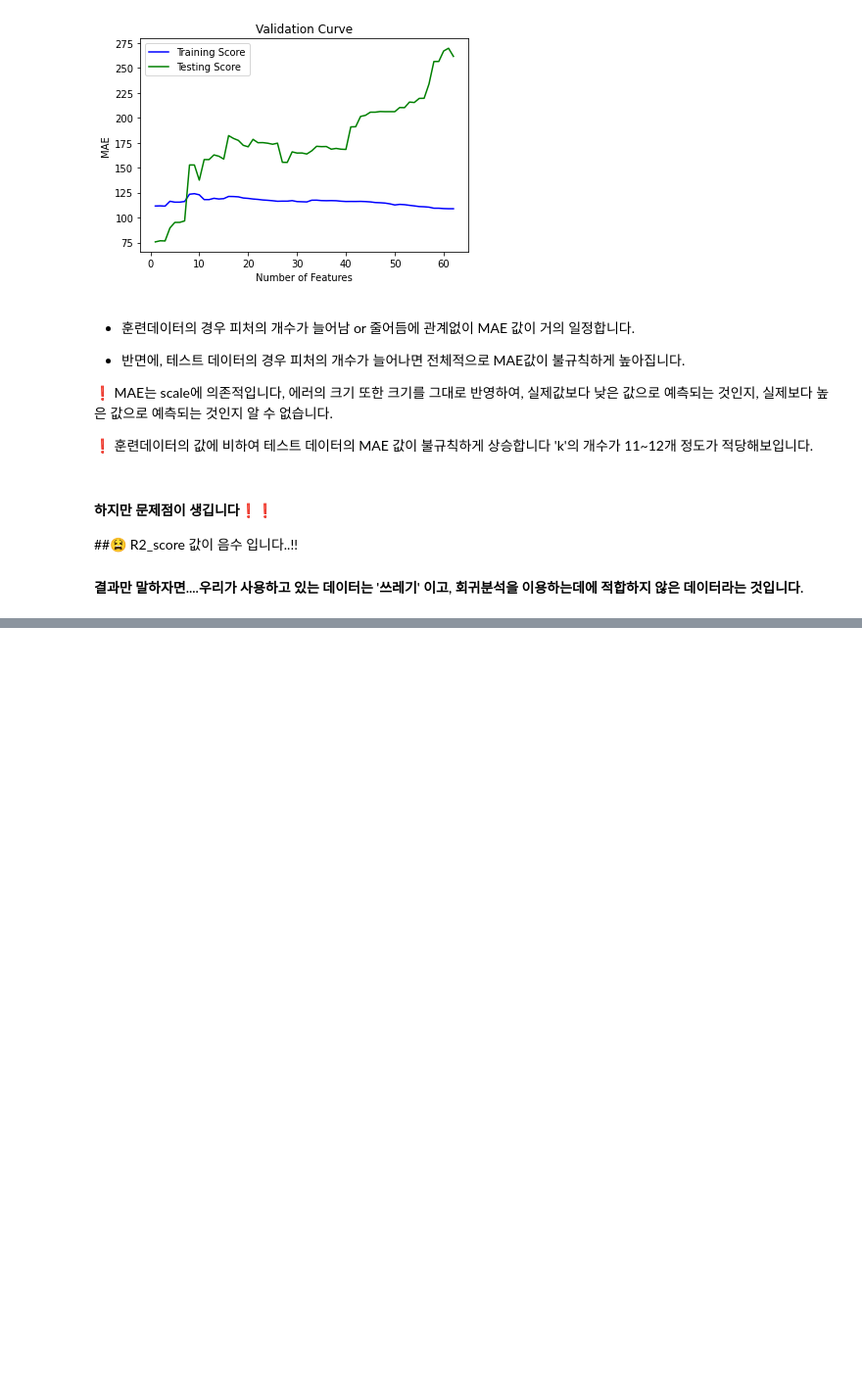
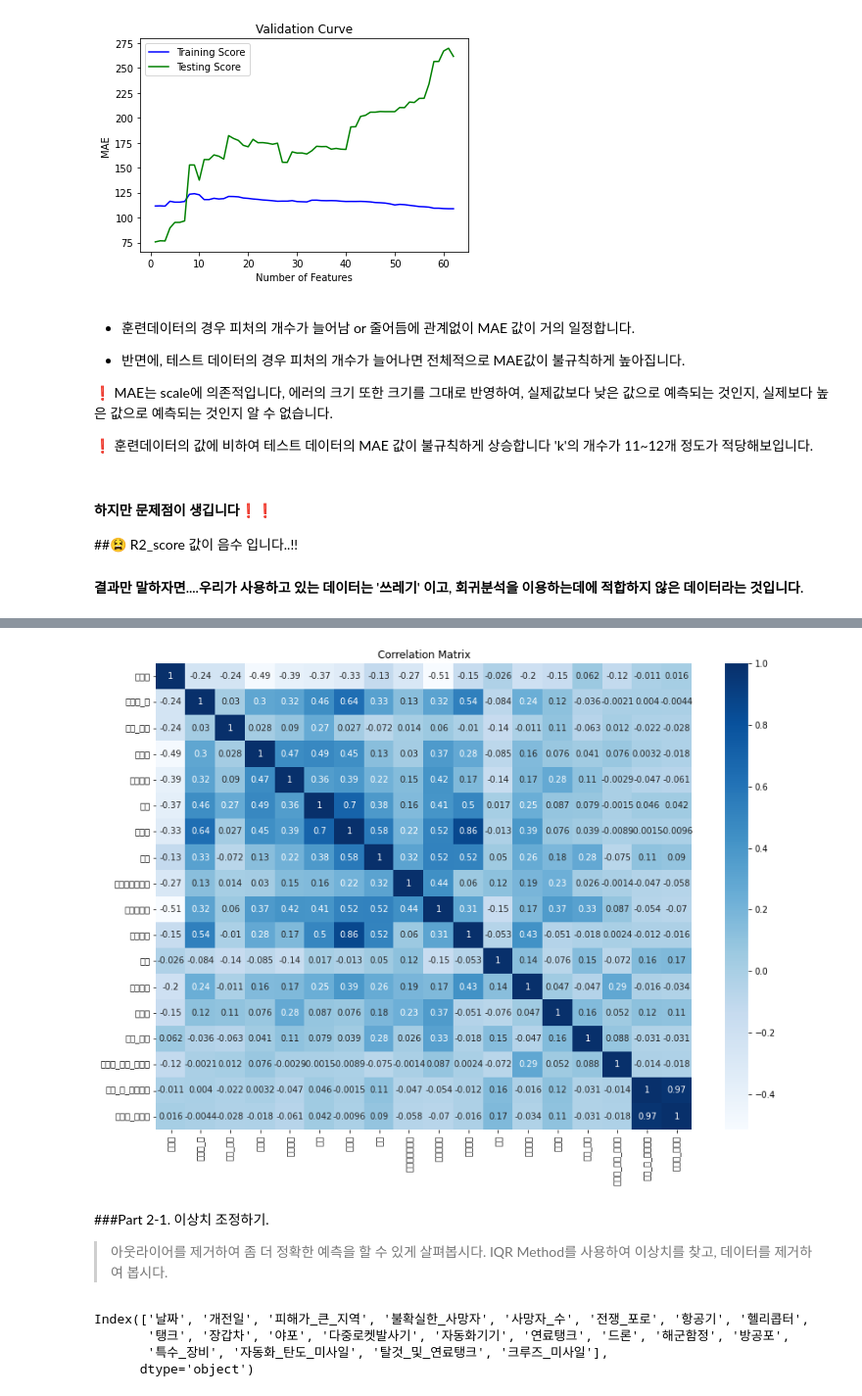
Before and after one commit to 00150/AI_07_JYP_Project_section_02, a Jupyter notebook: 🌏_우크라이나_vs_러시아_전쟁_분석_(feat_디테일하게_).ipynb, the cells around one changed output, grey strips where cells are left out. Shown at 98% size. Saved outputs shown, nothing was run; the diff lists cells and outputs as text; code cells hidden in the pictures; blank space fills up the shorter version.

```diff
--- a/🌏_우크라이나_vs_러시아_전쟁_분석_(feat_디테일하게_).ipynb
+++ b/🌏_우크라이나_vs_러시아_전쟁_분석_(feat_디테일하게_).ipynb
@@ -342,0 +361,16 @@ plt.show()
+# %%
+#한글 폰트 지정(나눔)
+plt.figure(figsize=(14,10))
+
+
+sns.heatmap(df.corr(), cmap = 'Blues', annot = True)
+plt.title('Correlation Matrix')
+plt.rc('font', family='NanumBarunGothic')
+
+plt.show()
+# %% [output]
+[figure, added]
+# %% [markdown]
+###Part 2-1. 이상치 조정하기.
+> 아웃라이어를 제거하여 좀 더 정확한 예측을 할 수 있게 살펴봅시다.
+IQR Method를 사용하여 이상치를 찾고, 데이터를 제거하여 봅시다.
@@ -342,0 +395,7 @@ plt.show()
+# %%
+df.columns
+# %% [output]
+Index(['날짜', '개전일', '피해가_큰_지역', '불확실한_사망자', '사망자_수', '전쟁_포로', '항공기', '헬리콥터',
+       '탱크', '장갑차', '야포', '다중로켓발사기', '자동화기기', '연료탱크', '드론', '해군함정', '방공포',
+       '특수_장비', '자동화_탄도_미사일', '탈것_및_연료탱크', '크루즈_미사일'],
+      dtype='object')
```
Also changed, not shown: parts of 7 cells of this notebook.
